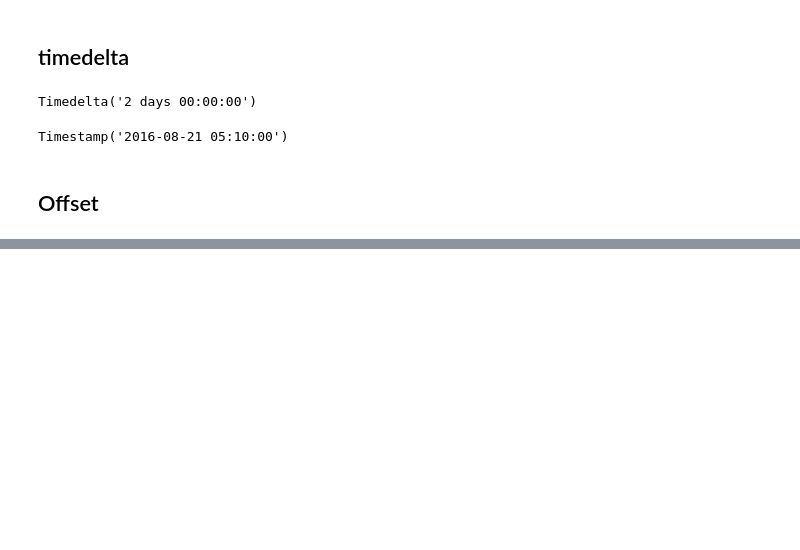
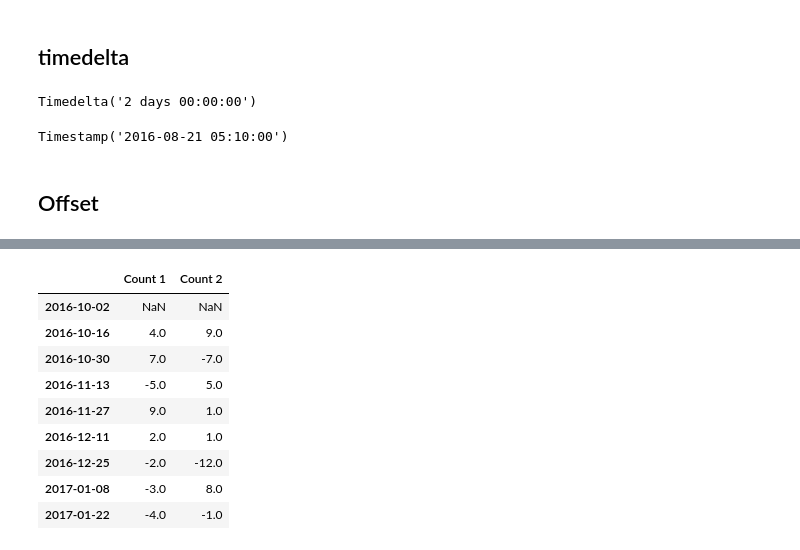
Before and after one commit to pahadiahimanshu/UMdatascience, a Jupyter notebook: Intro-to-DS/Week-3/Pandas-playground-2.ipynb, the cells around one changed output, grey strips where cells are left out. Saved outputs shown, nothing was run; the diff lists cells and outputs as text; code cells hidden in the pictures; blank space fills up the shorter version.

```diff
--- a/Intro-to-DS/Week-3/Pandas-playground-2.ipynb
+++ b/Intro-to-DS/Week-3/Pandas-playground-2.ipynb
@@ -1107,0 +1171,14 @@ pd.Timestamp('9/4/2016')
+# %%
+# diff to find the difference between each date's value
+df.diff()
+# %% [output]
+|  | Count 1 | Count 2 |
+| 2016-10-02 | NaN | NaN |
+| 2016-10-16 | 4.0 | 9.0 |
+| 2016-10-30 | 7.0 | -7.0 |
+| 2016-11-13 | -5.0 | 5.0 |
+| 2016-11-27 | 9.0 | 1.0 |
+| 2016-12-11 | 2.0 | 1.0 |
+| 2016-12-25 | -2.0 | -12.0 |
+| 2017-01-08 | -3.0 | 8.0 |
+| 2017-01-22 | -4.0 | -1.0 |
```
Also changed, not shown: parts of 17 cells of this notebook.
